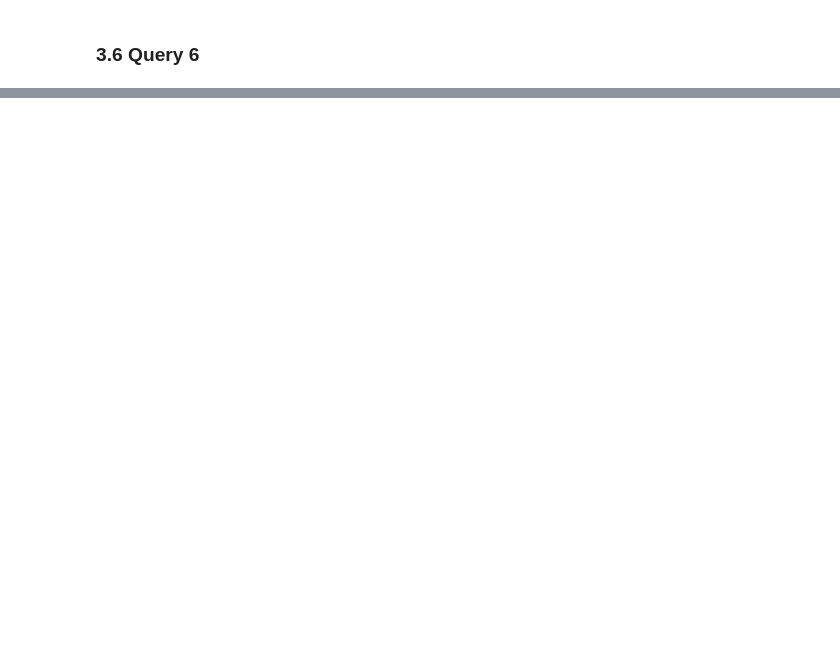
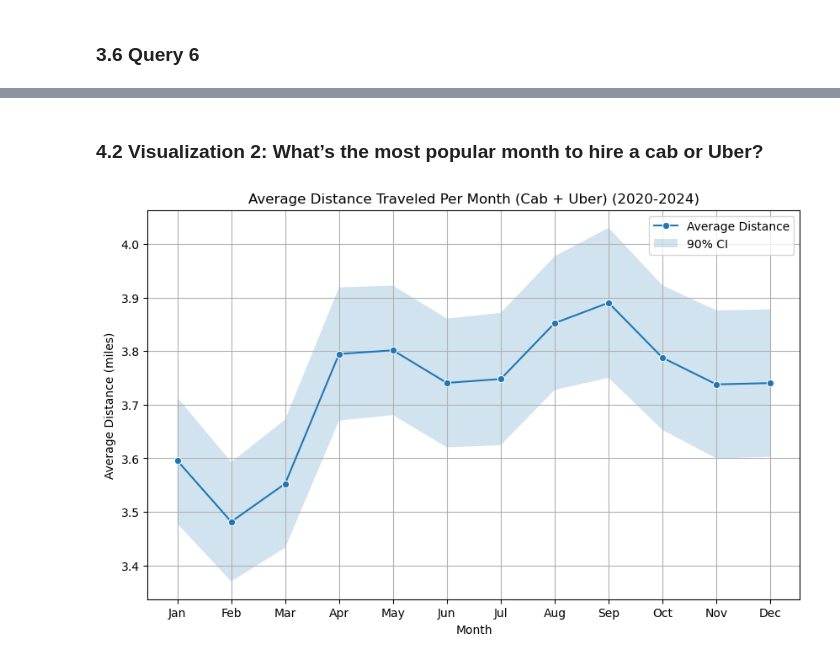
Before and after one commit to Zijie-Jessie/Final_project, a Jupyter notebook: Final_Project_Group_18.ipynb, the cells around one changed output, grey strips where cells are left out. Cells and saved outputs as stored; diff of their text form; code cells hidden in the pictures; blank space fills up the shorter version.

```diff
--- a/Final_Project_Group_18.ipynb
+++ b/Final_Project_Group_18.ipynb
@@ -1117,0 +1291,61 @@ ophelia_hourly_data_df
+# %% [markdown]
+### 4.2 Visualization 2: What’s the most popular month to hire a cab or Uber?
+# %%
+import seaborn as sns
+from scipy.stats import t
+# Connect to the database
+conn = sqlite3.connect('project.db')
+cursor = conn.cursor()
+
+# Load yellow_taxi data
+yellow_taxi_query = """
+SELECT
+    strftime('%m', tpep_pickup_datetime) as month,
+    trip_distance
+FROM yellow_taxi
+"""
+yellow_taxi = pd.read_sql_query(yellow_taxi_query, conn)
+
+# Load hvfhv (Uber) data
+hvfhv_query = """
+SELECT
+    strftime('%m', pickup_datetime) as month,
+    trip_miles
+FROM hvfhv
+"""
+hvfhv = pd.read_sql_query(hvfhv_query, conn)
+hvfhv.rename(columns={'trip_miles': 'trip_distance'}, inplace=True) #Rename to ensure combination
+
+# Combine data
+data = pd.concat([yellow_taxi, hvfhv], ignore_index=True)
+
+# Group by month_only (to aggregate regardless of year)
+grouped = data.groupby('month')['trip_distance'].agg(['mean', 'count', 'std']).reset_index()
+
+# Calculate 90% confidence interval
+confidence = 0.90
+grouped['sem'] = grouped['std'] / grouped['count'] ** 0.5  # Standard error
+h = grouped['sem'] * t.ppf((1 + confidence) / 2, grouped['count'] - 1)  # Margin of error
+grouped['ci_lower'] = grouped['mean'] - h
+grouped['ci_upper'] = grouped['mean'] + h
+
+# Visualization
+plt.figure(figsize=(10, 6))
+sns.lineplot(data=grouped, x='month', y='mean', label='Average Distance', marker="o")
+plt.fill_between(grouped['month'], grouped['ci_lower'], grouped['ci_upper'], alpha=0.2, label='90% CI')
+
+# Customize plot
+plt.title('Average Distance Traveled Per Month (Cab + Uber) (2020-2024)')
+plt.xlabel('Month')
+plt.ylabel('Average Distance (miles)')
+plt.xticks(range(0, 12), ['Jan', 'Feb', 'Mar', 'Apr', 'May', 'Jun', 'Jul', 'Aug', 'Sep', 'Oct', 'Nov', 'Dec'])
+plt.legend()
+plt.grid(True)
+
+# Show plot
+plt.show()
+
+# Close the database connection
+conn.close()
+# %% [output]
+[figure, added]
```
Also changed, not shown: parts of 13 cells of this notebook, 5 other files.
